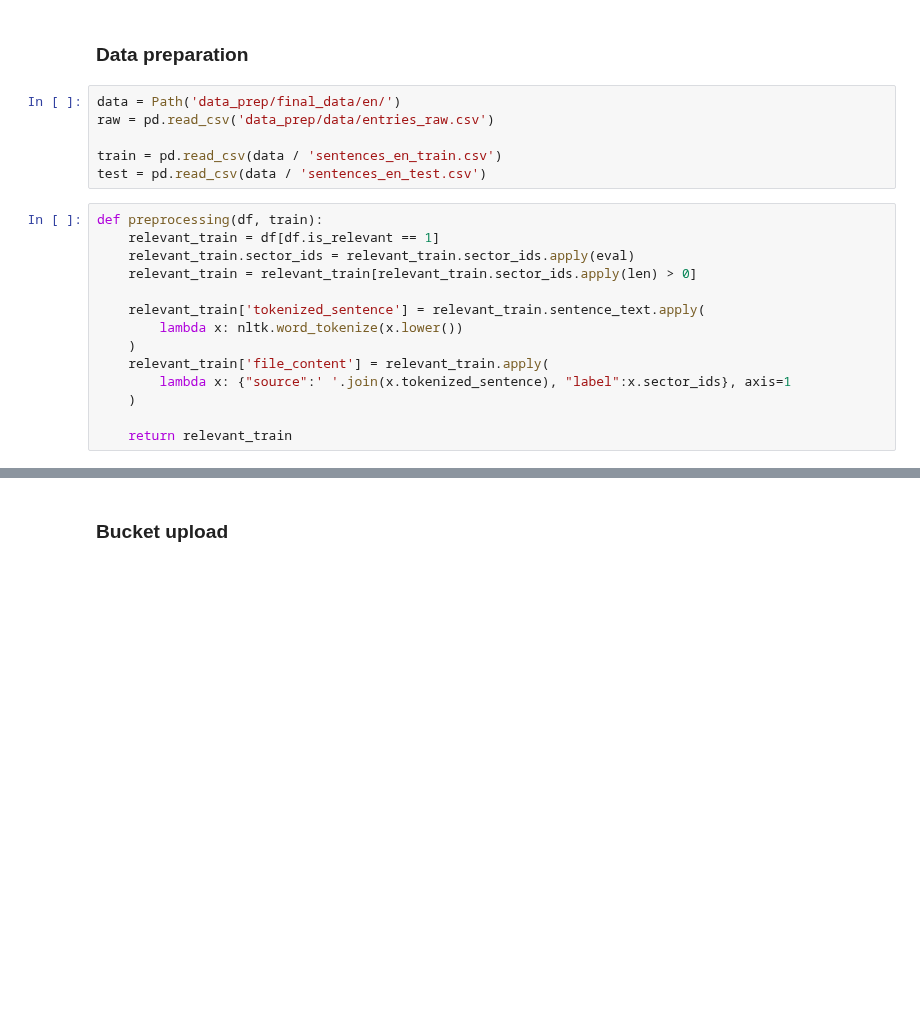
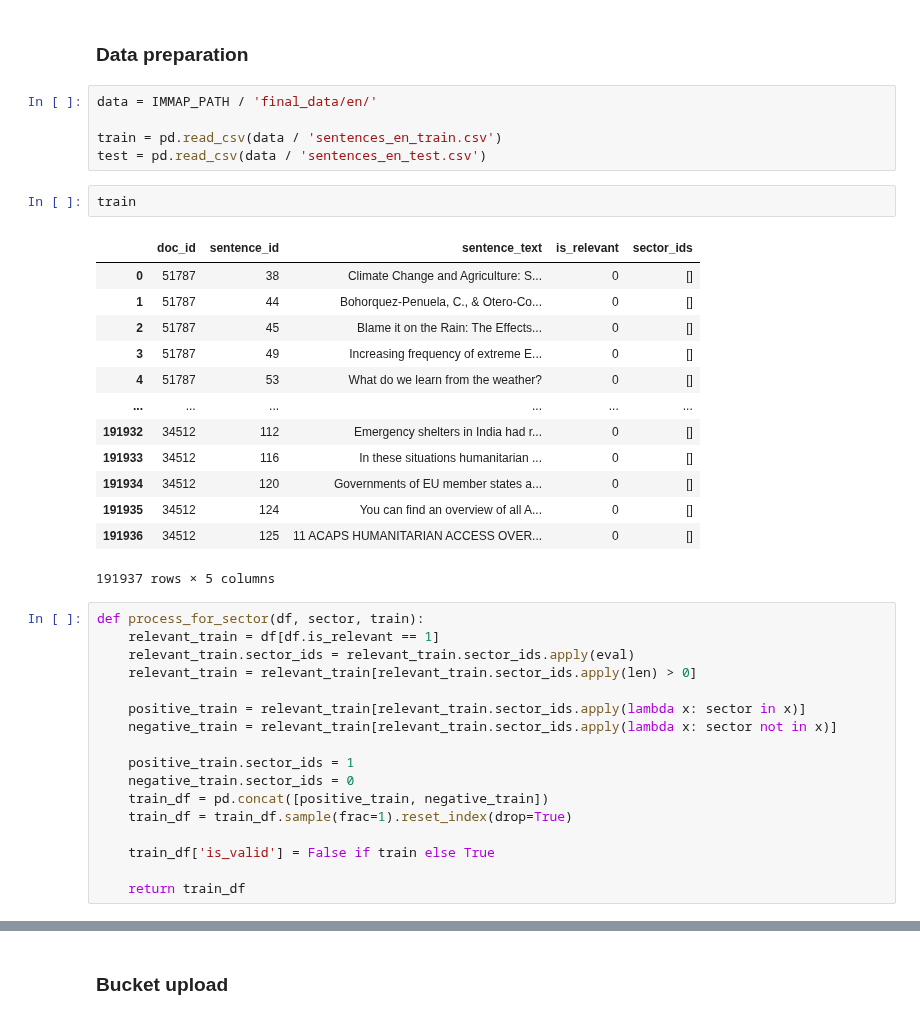
Before and after one commit to the-deep/deep-experiments, a Jupyter notebook: notebooks/models/stefano/ssa-4.0-text-classification-hugginface-first.ipynb, the cells around one changed output, grey strips where cells are left out. Cells and saved outputs as stored; diff of their text form; blank space fills up the shorter version.

```diff
--- a/notebooks/models/stefano/ssa-4.0-text-classification-hugginface-first.ipynb
+++ b/notebooks/models/stefano/ssa-4.0-text-classification-hugginface-first.ipynb
@@ -92,23 +33,41 @@ huggingface_estimator.fit(
 # %% [markdown]
 ### Data preparation
 # %%
-data = Path('data_prep/final_data/en/')
-raw = pd.read_csv('data_prep/data/entries_raw.csv')
+data = IMMAP_PATH / 'final_data/en/'
 
 train = pd.read_csv(data / 'sentences_en_train.csv')
 test = pd.read_csv(data / 'sentences_en_test.csv')
+# %%
+train
+# %% [output]
+|  | doc_id | sentence_id | sentence_text | is_relevant | sector_ids |
+| 0 | 51787 | 38 | Climate Change and Agriculture: S... | 0 | [] |
+| 1 | 51787 | 44 | Bohorquez-Penuela, C., & Otero-Co... | 0 | [] |
+| 2 | 51787 | 45 | Blame it on the Rain: The Effects... | 0 | [] |
+| 3 | 51787 | 49 | Increasing frequency of extreme E... | 0 | [] |
+| 4 | 51787 | 53 | What do we learn from the weather? | 0 | [] |
+| ... | ... | ... | ... | ... | ... |
+| 191932 | 34512 | 112 | Emergency shelters in India had r... | 0 | [] |
+| 191933 | 34512 | 116 | In these situations humanitarian ... | 0 | [] |
+| 191934 | 34512 | 120 | Governments of EU member states a... | 0 | [] |
+| 191935 | 34512 | 124 | You can find an overview of all A... | 0 | [] |
+| 191936 | 34512 | 125 | 11 ACAPS HUMANITARIAN ACCESS OVER... | 0 | [] |
+191937 rows × 5 columns
 # %%
-def preprocessing(df, train):
+def process_for_sector(df, sector, train):
     relevant_train = df[df.is_relevant == 1]
     relevant_train.sector_ids = relevant_train.sector_ids.apply(eval)
     relevant_train = relevant_train[relevant_train.sector_ids.apply(len) > 0]
 
-    relevant_train['tokenized_sentence'] = relevant_train.sentence_text.apply(
-        lambda x: nltk.word_tokenize(x.lower())
-    )
-    relevant_train['file_content'] = relevant_train.apply(
-        lambda x: {"source":' '.join(x.tokenized_sentence), "label":x.sector_ids}, axis=1
-    )
+    positive_train = relevant_train[relevant_train.sector_ids.apply(lambda x: sector in x)]
+    negative_train = relevant_train[relevant_train.sector_ids.apply(lambda x: sector not in x)]
 
-    return relevant_train
+    positive_train.sector_ids = 1
+    negative_train.sector_ids = 0
+    train_df = pd.concat([positive_train, negative_train])
+    train_df = train_df.sample(frac=1).reset_index(drop=True)
+
+    train_df['is_valid'] = False if train else True
+
+    return train_df
 # %%
```
Also changed, not shown: parts of 22 cells of this notebook, 1 other file.
